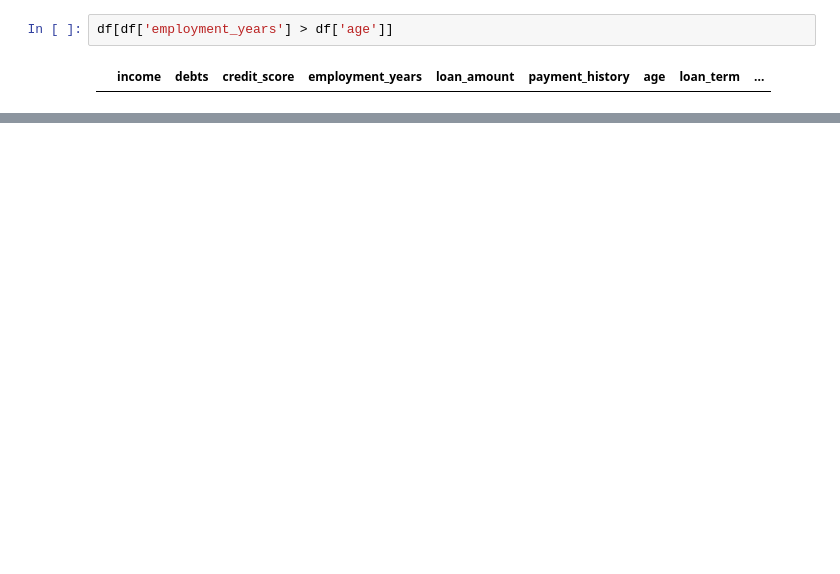
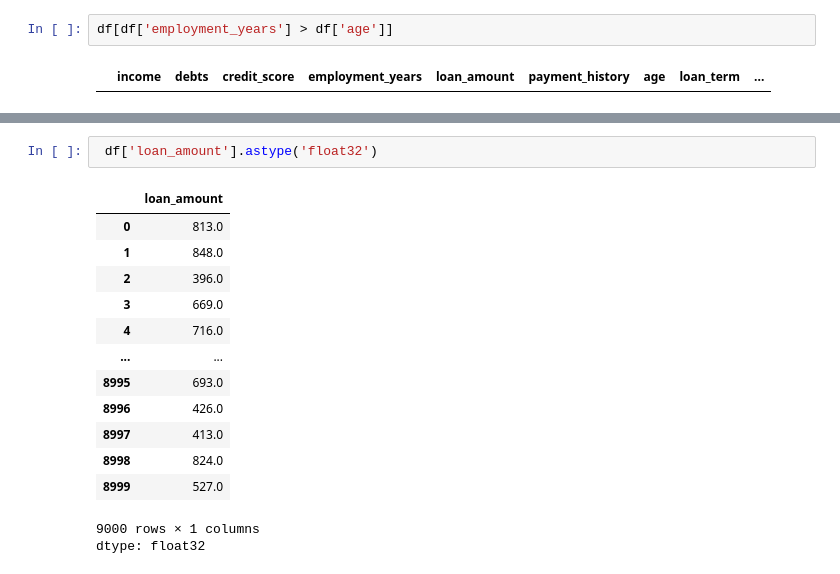
Before and after one commit to saaaaaaaaaaaaaad56/creditworthiness, a Jupyter notebook: Execution.ipynb, the cells around one changed output, grey strips where cells are left out. Cells and saved outputs as stored; diff of their text form; blank space fills up the shorter version.

```diff
--- a/Execution.ipynb
+++ b/Execution.ipynb
@@ -138,0 +214,17 @@ df[df['employment_years'] > df['age']]
+# %%
+ df['loan_amount'].astype('float32')
+# %% [output]
+|  | loan_amount |
+| 0 | 813.0 |
+| 1 | 848.0 |
+| 2 | 396.0 |
+| 3 | 669.0 |
+| 4 | 716.0 |
+| ... | ... |
+| 8995 | 693.0 |
+| 8996 | 426.0 |
+| 8997 | 413.0 |
+| 8998 | 824.0 |
+| 8999 | 527.0 |
+9000 rows × 1 columns
+dtype: float32
```
Also changed, not shown: parts of 16 cells of this notebook.
